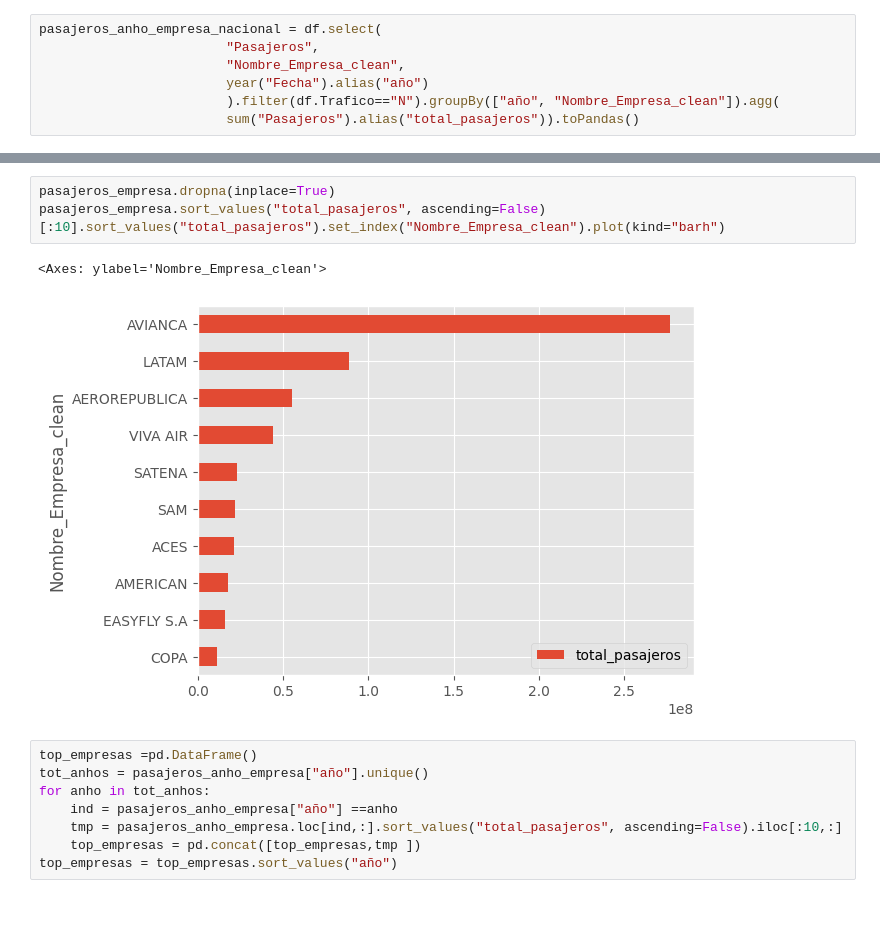
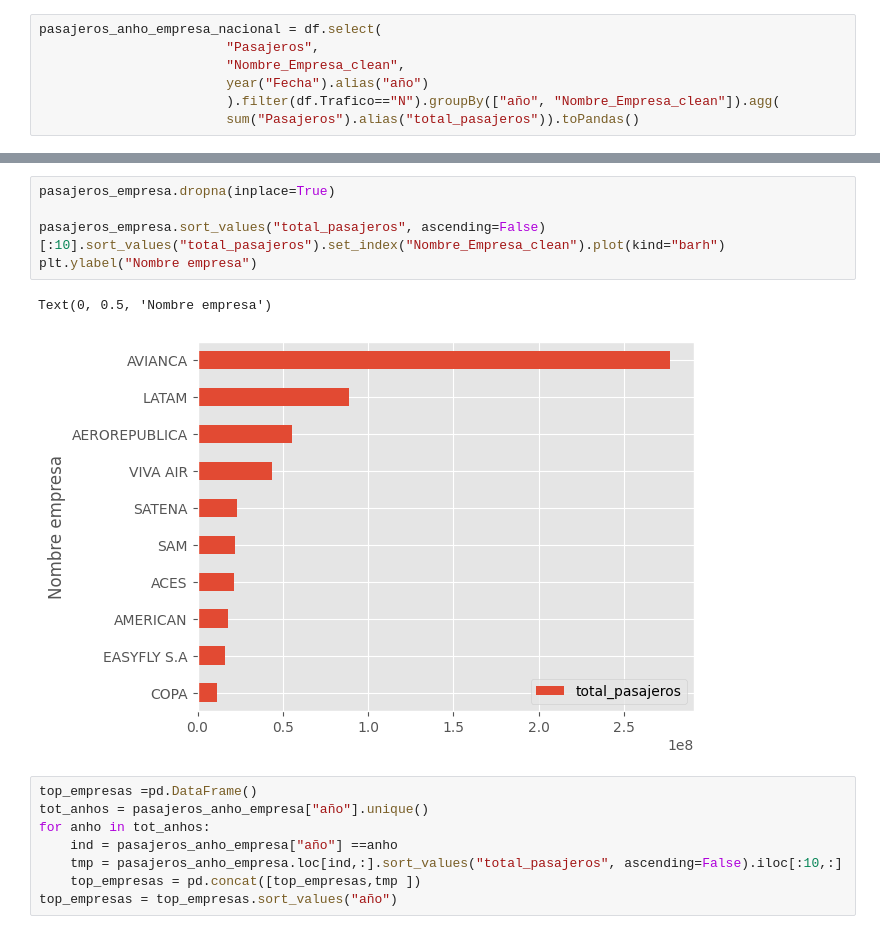
Before and after one commit to fjmoyao/trafico-aereo-col, a Jupyter notebook: EDA.ipynb, the cells around one changed output, grey strips where cells are left out. Drawn from its saved outputs; the diff is of its cells as text.

```diff
--- a/EDA.ipynb
+++ b/EDA.ipynb
@@ -95,9 +130,11 @@ pasajeros_anho.set_index("año").sort_index().plot(kind="bar")
 # %%
 pasajeros_empresa.dropna(inplace=True)
+
 pasajeros_empresa.sort_values("total_pasajeros", ascending=False)[:10].sort_values("total_pasajeros").set_index("Nombre_Empresa_clean").plot(kind="barh")
+plt.ylabel("Nombre empresa")
 # %% [output]
-<Axes: ylabel='Nombre_Empresa_clean'>
+Text(0, 0.5, 'Nombre empresa')
-[figure, old version]
+[figure, new version]
 # %%
 top_empresas =pd.DataFrame()
 tot_anhos = pasajeros_anho_empresa["año"].unique()
```
Also changed, not shown: parts of 4 cells of this notebook.
